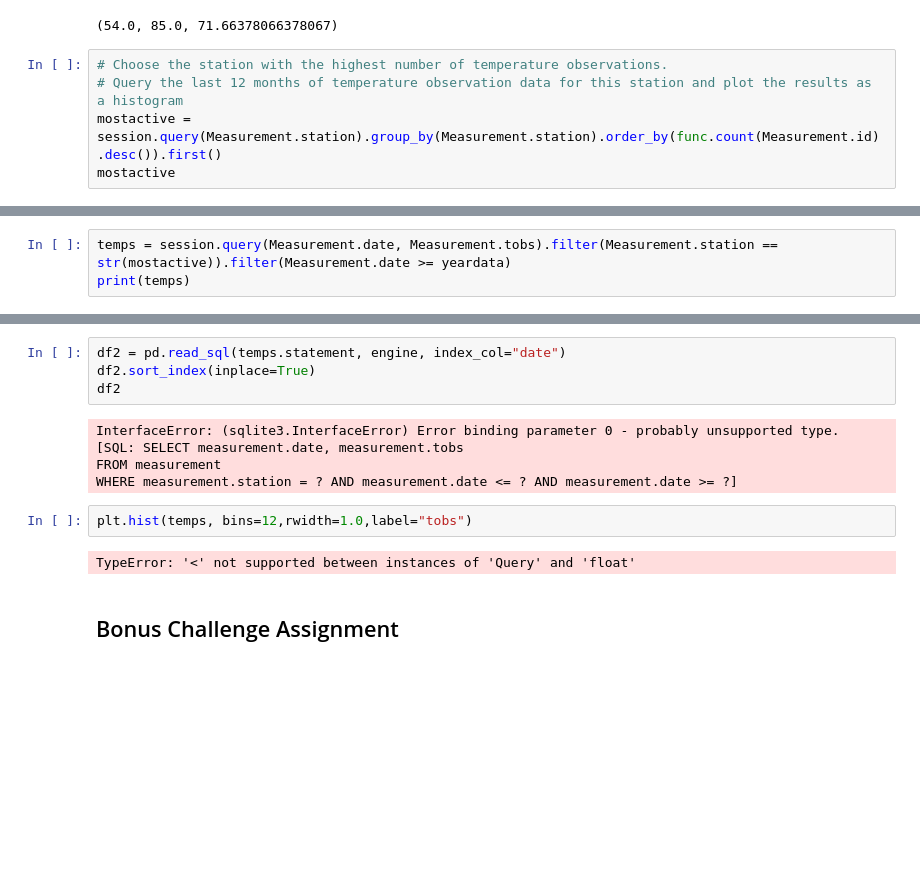
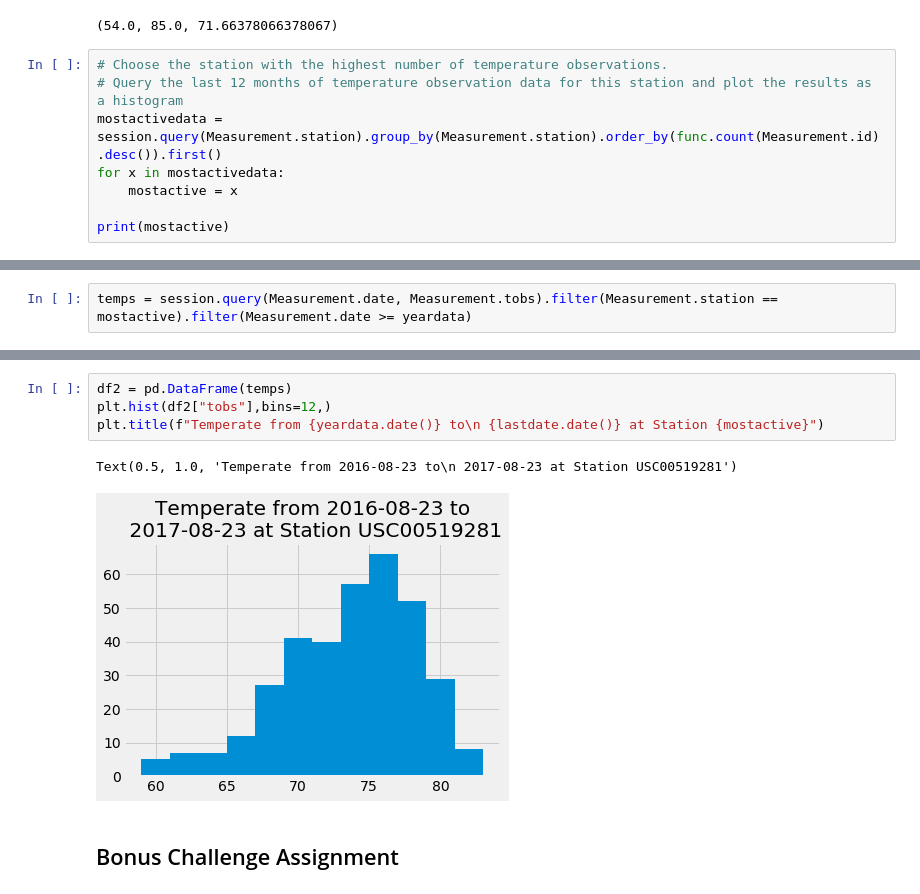
Before and after one commit to AEaker/SQLAlchemy, a Jupyter notebook: climate_starter.ipynb, the cells around one changed output, grey strips where cells are left out. Saved outputs shown, nothing was run; the diff lists cells and outputs as text; blank space fills up the shorter version.

```diff
--- a/climate_starter.ipynb
+++ b/climate_starter.ipynb
@@ -173,6 +173,9 @@ session.query(func.min(Measurement.tobs),func.max(Measurement.tobs),func.avg(Mea
 # %%
 # Choose the station with the highest number of temperature observations.
 # Query the last 12 months of temperature observation data for this station and plot the results as a histogram
-mostactive = session.query(Measurement.station).group_by(Measurement.station).order_by(func.count(Measurement.id).desc()).first()
-mostactive
+mostactivedata = session.query(Measurement.station).group_by(Measurement.station).order_by(func.count(Measurement.id).desc()).first()
+for x in mostactivedata:
+    mostactive = x
+
+print(mostactive)
 # %% [output]
@@ -189,3 +183,2 @@ print(mostactive)
 # %%
-temps = session.query(Measurement.date, Measurement.tobs).filter(Measurement.station == str(mostactive)).filter(Measurement.date >= yeardata)
-print(temps)
+temps = session.query(Measurement.date, Measurement.tobs).filter(Measurement.station == mostactive).filter(Measurement.date >= yeardata)
@@ -199,16 +206,10 @@ for t in temps:
-# %%
-df2 = pd.read_sql(temps.statement, engine, index_col="date")
-df2.sort_index(inplace=True)
-df2
-# %% [output]
-InterfaceError: (sqlite3.InterfaceError) Error binding parameter 0 - probably unsupported type.
-[SQL: SELECT measurement.date, measurement.tobs
-FROM measurement
-WHERE measurement.station = ? AND measurement.date <= ? AND measurement.date >= ?]
-# %%
-plt.hist(temps, bins=12,rwidth=1.0,label="tobs")
-# %% [output]
-TypeError: '<' not supported between instances of 'Query' and 'float'
+# %%
+df2 = pd.DataFrame(temps)
+plt.hist(df2["tobs"],bins=12,)
+plt.title(f"Temperate from {yeardata.date()} to\n {lastdate.date()} at Station {mostactive}")
+# %% [output]
+Text(0.5, 1.0, 'Temperate from 2016-08-23 to\n 2017-08-23 at Station USC00519281')
+[figure, added]
 # %% [markdown]
 ## Bonus Challenge Assignment
 # %%
```
Also changed, not shown: parts of 5 cells of this notebook.
